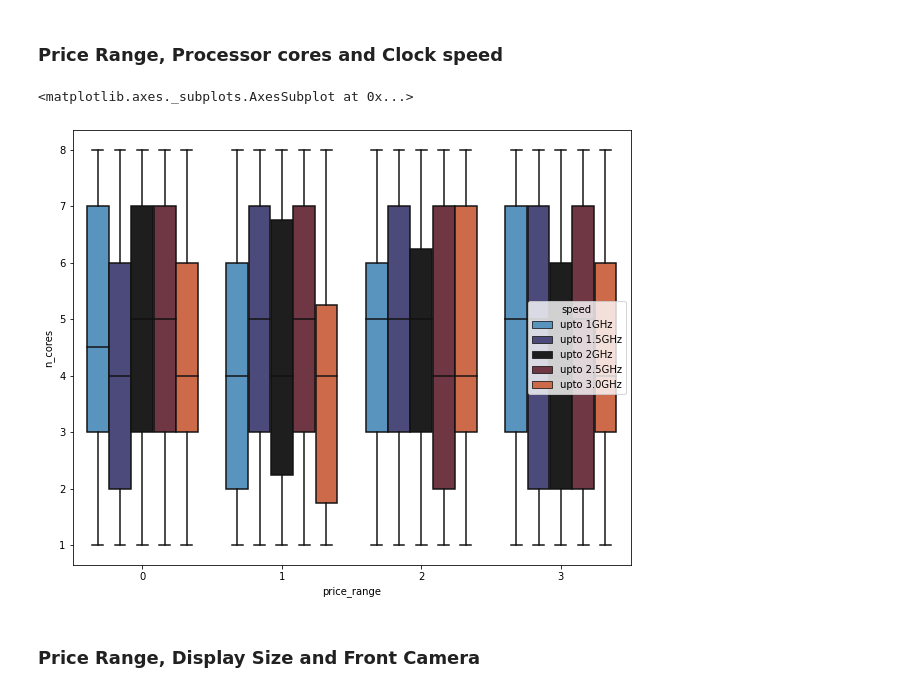
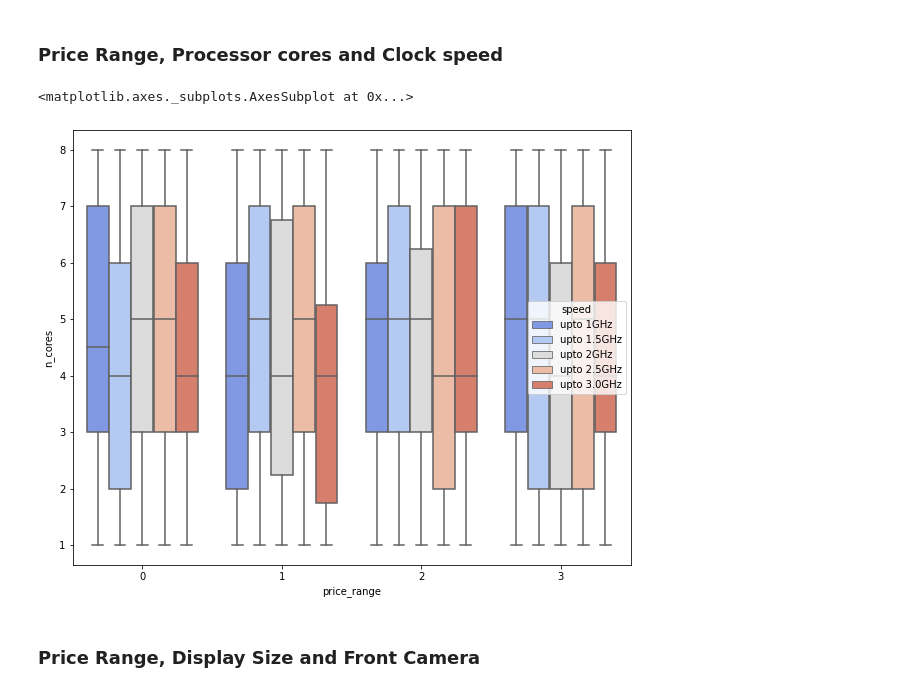
Before and after one commit to Ajay0110/Mobile-Price-Range-Prediction, a Jupyter notebook: Mobile_Price_Range_Prediction.ipynb, the cells around one changed output. Saved outputs shown, nothing was run; the diff lists cells and outputs as text; code cells hidden in the pictures.

```diff
--- a/Mobile_Price_Range_Prediction.ipynb
+++ b/Mobile_Price_Range_Prediction.ipynb
@@ -753,10 +753,10 @@ sns.swarmplot(df['price_range'], df['battery_power'], hue = df['ram_size'], pale
 # %%
 # Swarmplot using price_range, RAM and speed variables
 plt.figure(figsize = (10, 8))
-sns.boxplot(df['price_range'], df['n_cores'], hue = df['speed'], palette = 'icefire')
+sns.boxplot(df['price_range'], df['n_cores'], hue = df['speed'], palette = 'coolwarm')
 # %% [output]
 <matplotlib.axes._subplots.AxesSubplot at 0x...>
-[figure, old version]
+[figure, new version]
 # %% [markdown]
 ### Price Range, Display Size and Front Camera
 # %%
```
Also changed, not shown: parts of 67 cells of this notebook.
